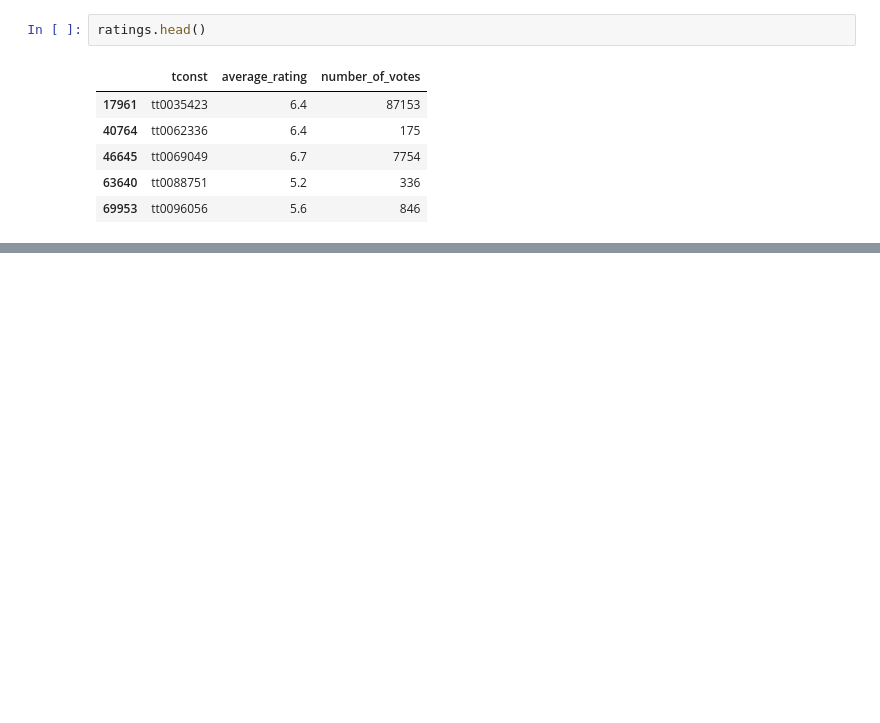
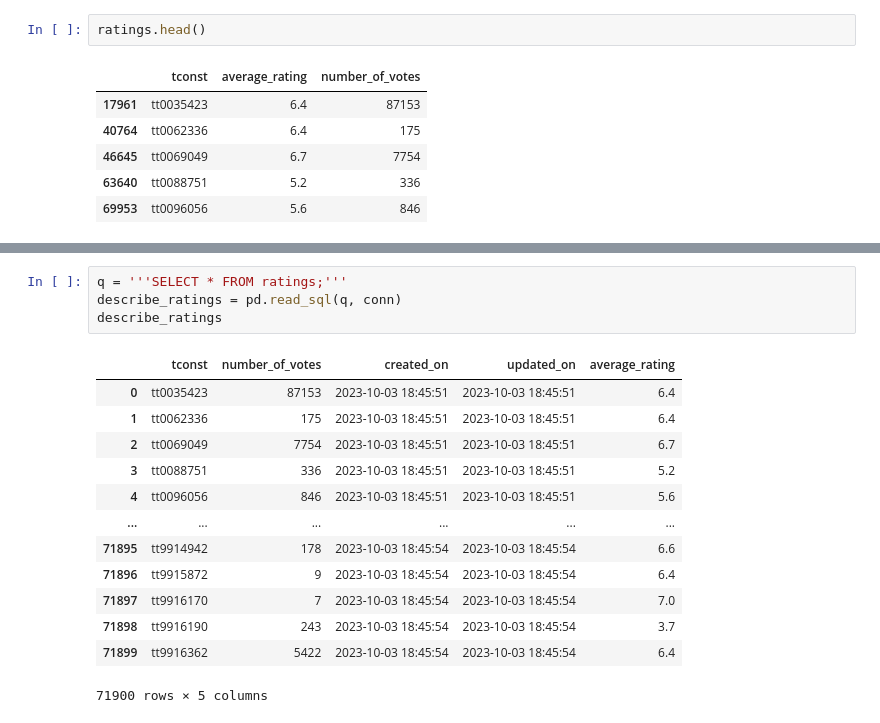
Before and after one commit to parkerholds/ph-movie-data, a Jupyter notebook: Project_2.ipynb, the cells around one changed output, grey strips where cells are left out. Cells and saved outputs as stored; diff of their text form; blank space fills up the shorter version.

```diff
--- a/Project_2.ipynb
+++ b/Project_2.ipynb
@@ -330,0 +413,18 @@ ratings.head()
+# %%
+q = '''SELECT * FROM ratings;'''
+describe_ratings = pd.read_sql(q, conn)
+describe_ratings
+# %% [output]
+|  | tconst | number_of_votes | created_on | updated_on | average_rating |
+| 0 | tt0035423 | 87153 | 2023-10-03 18:45:51 | 2023-10-03 18:45:51 | 6.4 |
+| 1 | tt0062336 | 175 | 2023-10-03 18:45:51 | 2023-10-03 18:45:51 | 6.4 |
+| 2 | tt0069049 | 7754 | 2023-10-03 18:45:51 | 2023-10-03 18:45:51 | 6.7 |
+| 3 | tt0088751 | 336 | 2023-10-03 18:45:51 | 2023-10-03 18:45:51 | 5.2 |
+| 4 | tt0096056 | 846 | 2023-10-03 18:45:51 | 2023-10-03 18:45:51 | 5.6 |
+| ... | ... | ... | ... | ... | ... |
+| 71895 | tt9914942 | 178 | 2023-10-03 18:45:54 | 2023-10-03 18:45:54 | 6.6 |
+| 71896 | tt9915872 | 9 | 2023-10-03 18:45:54 | 2023-10-03 18:45:54 | 6.4 |
+| 71897 | tt9916170 | 7 | 2023-10-03 18:45:54 | 2023-10-03 18:45:54 | 7.0 |
+| 71898 | tt9916190 | 243 | 2023-10-03 18:45:54 | 2023-10-03 18:45:54 | 3.7 |
+| 71899 | tt9916362 | 5422 | 2023-10-03 18:45:54 | 2023-10-03 18:45:54 | 6.4 |
+71900 rows × 5 columns
```
Also changed, not shown: parts of 20 cells of this notebook, 4 other files.
